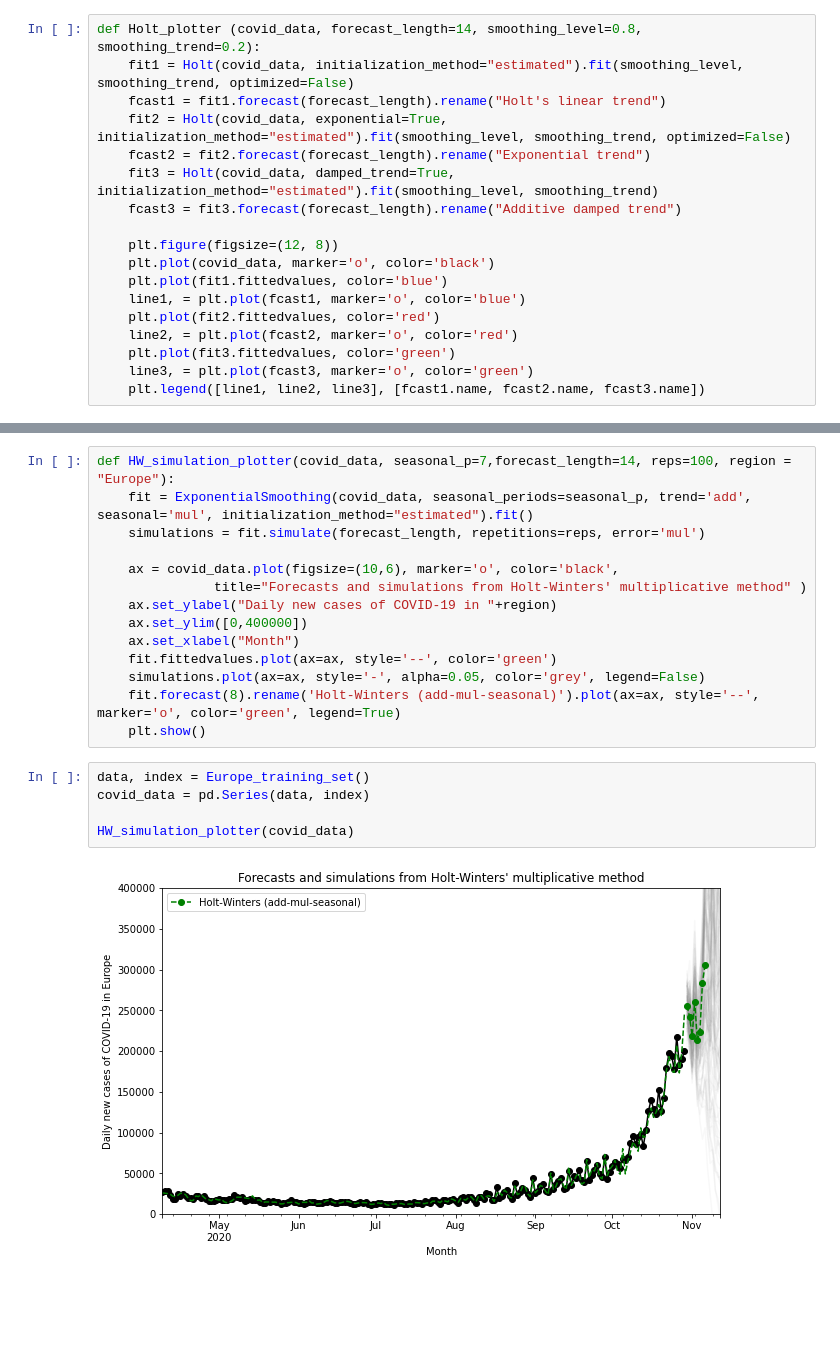
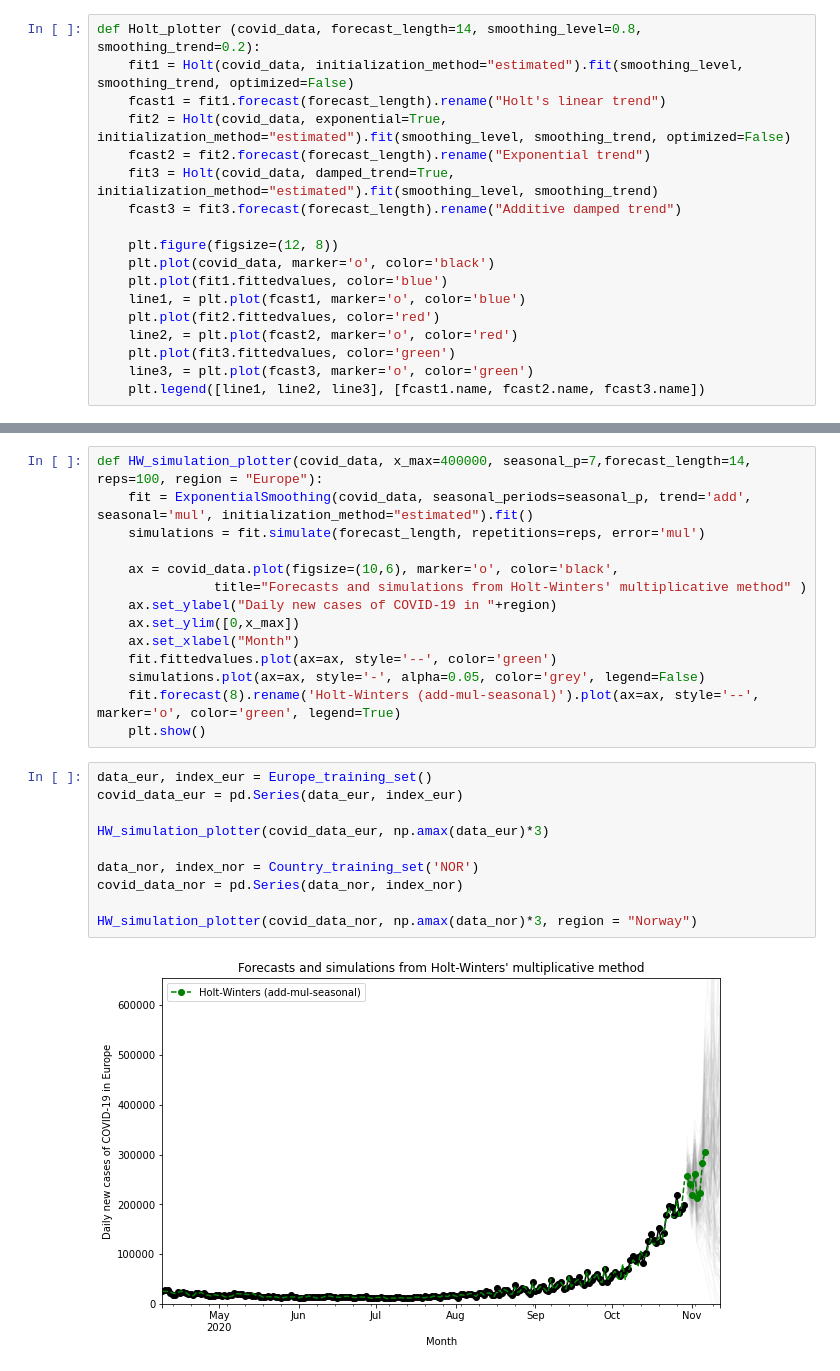
Before and after one commit to ostormer/covid_ml, a Jupyter notebook: Exponential Smoothing.ipynb, the cells around one changed output, grey strips where cells are left out. Drawn from its saved outputs; the diff is of its cells as text; blank space fills up the shorter version.

```diff
--- a/Exponential Smoothing.ipynb
+++ b/Exponential Smoothing.ipynb
@@ -100,21 +171,26 @@ Holt_plotter (covid_data)
 # %%
-def HW_simulation_plotter(covid_data, seasonal_p=7,forecast_length=14, reps=100, region = "Europe"):
+def HW_simulation_plotter(covid_data, x_max=400000, seasonal_p=7,forecast_length=14, reps=100, region = "Europe"):
     fit = ExponentialSmoothing(covid_data, seasonal_periods=seasonal_p, trend='add', seasonal='mul', initialization_method="estimated").fit()
     simulations = fit.simulate(forecast_length, repetitions=reps, error='mul')
 
     ax = covid_data.plot(figsize=(10,6), marker='o', color='black',
                title="Forecasts and simulations from Holt-Winters' multiplicative method" )
     ax.set_ylabel("Daily new cases of COVID-19 in "+region)
-    ax.set_ylim([0,400000])
+    ax.set_ylim([0,x_max])
     ax.set_xlabel("Month")
     fit.fittedvalues.plot(ax=ax, style='--', color='green')
     simulations.plot(ax=ax, style='-', alpha=0.05, color='grey', legend=False)
     fit.forecast(8).rename('Holt-Winters (add-mul-seasonal)').plot(ax=ax, style='--', marker='o', color='green', legend=True)
     plt.show()
-# %%
-data, index = Europe_training_set()
-covid_data = pd.Series(data, index)
-
-HW_simulation_plotter(covid_data)
-# %% [output]
-[figure, removed]
+# %%
+data_eur, index_eur = Europe_training_set()
+covid_data_eur = pd.Series(data_eur, index_eur)
+
+HW_simulation_plotter(covid_data_eur, np.amax(data_eur)*3)
+
+data_nor, index_nor = Country_training_set('NOR')
+covid_data_nor = pd.Series(data_nor, index_nor)
+
+HW_simulation_plotter(covid_data_nor, np.amax(data_nor)*3, region = "Norway")
+# %% [output]
+[figure, added]
```
Also changed, not shown: parts of 8 cells of this notebook, 37 other files.
